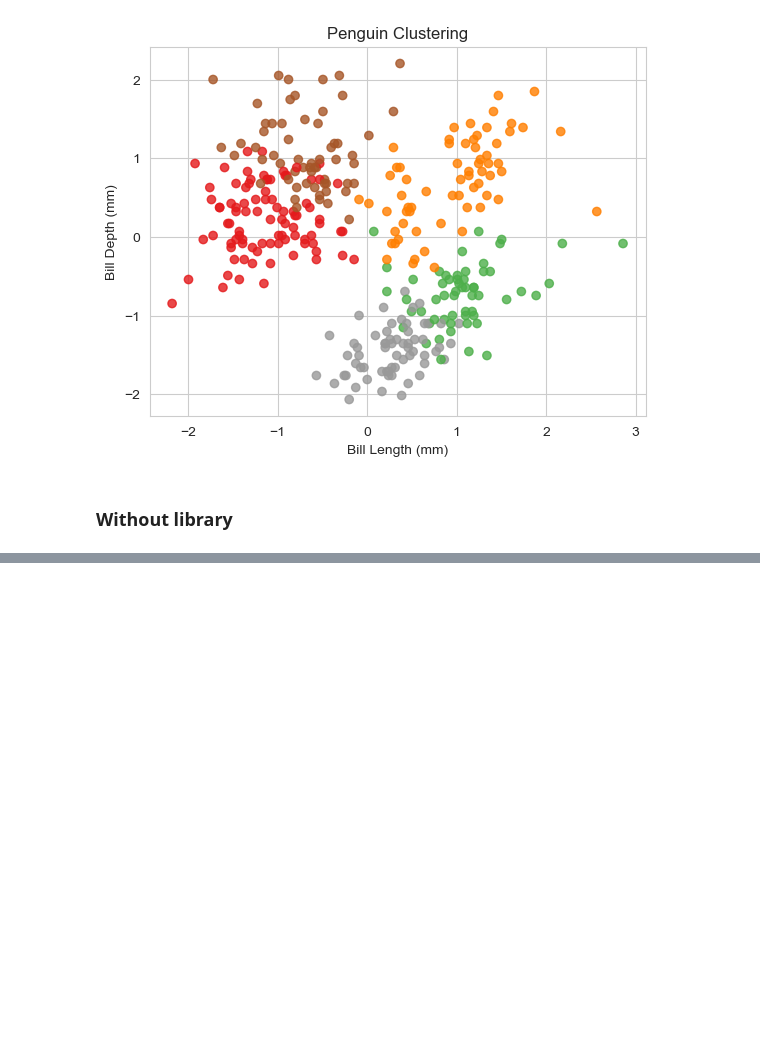
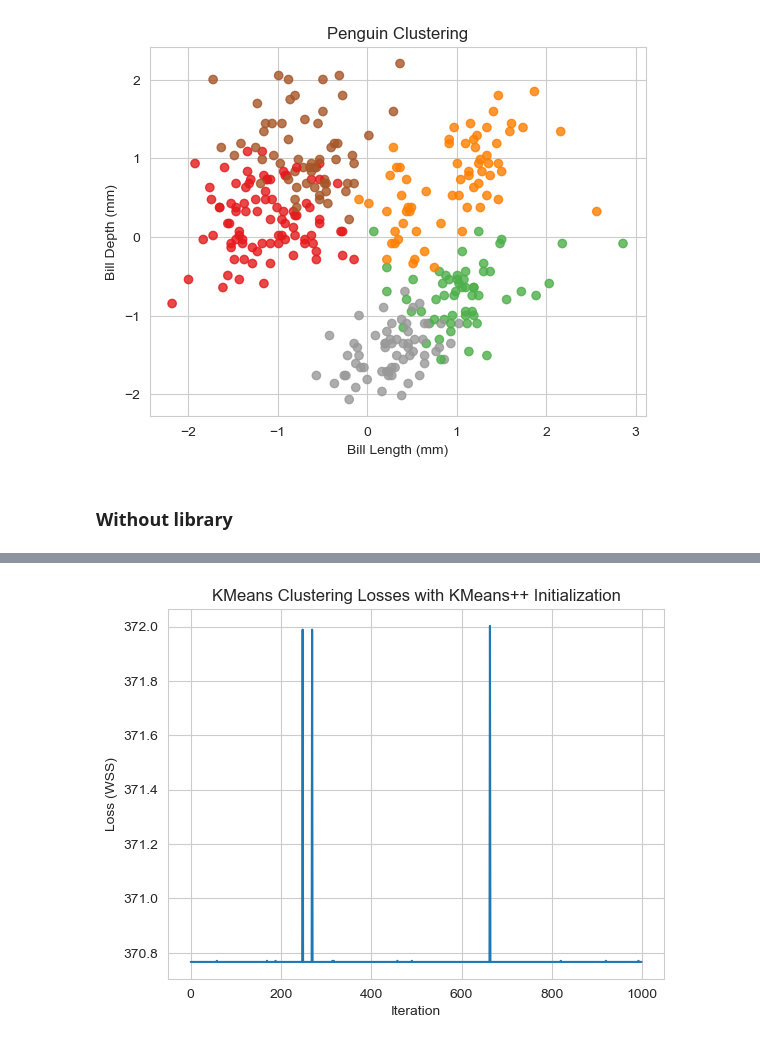
Before and after one commit to williamasesoftware/Clustering, a Jupyter notebook: K-Means-Ex.ipynb, the cells around one changed output, grey strips where cells are left out. Cells and saved outputs as stored; diff of their text form; code cells hidden in the pictures; blank space fills up the shorter version.

Commit message:
add k means

```diff
--- a/K-Means-Ex.ipynb
+++ b/K-Means-Ex.ipynb
@@ -194,0 +235,28 @@ plt.show()
+# %%
+#TODO train 1000 models, with a better initialization. Plot the results of the losses
+
+import warnings
+warnings.filterwarnings('ignore')
+
+# Train 1000 models with KMeans++
+losses = []
+for i in range(1000):
+    kmeans = KMeans(n_clusters=3, init='k-means++')
+    kmeans.fit(X)
+    loss = -kmeans.score(X)
+    if loss < best_loss:
+        best_loss = loss
+        best_iteration = i
+    print(f'Iteration {i+1}: loss = {loss}')
+    losses.append(loss)
+
+
+print(f'\nBest loss = {best_loss} achieved in iteration {best_iteration+1}.')
+
+# Plot the losses
+plt.plot(losses)
+plt.xlabel('Iteration')
+plt.ylabel('Loss (WSS)')
+plt.title('KMeans Clustering Losses with KMeans++ Initialization')
+plt.show()
+# %% [output]
@@ -195,3 +280,4 @@ plt.show()
+[figure, added]
 # %% [markdown]
 We have already seen the K-Means class. We know that it can help us to reduce dimensionality and understand how the data behave. We can use it for finding groups and classify them. Now, we are going to use it to do image segmentation.
 
```
Also changed, not shown: parts of 39 cells of this notebook, 1 other file.
